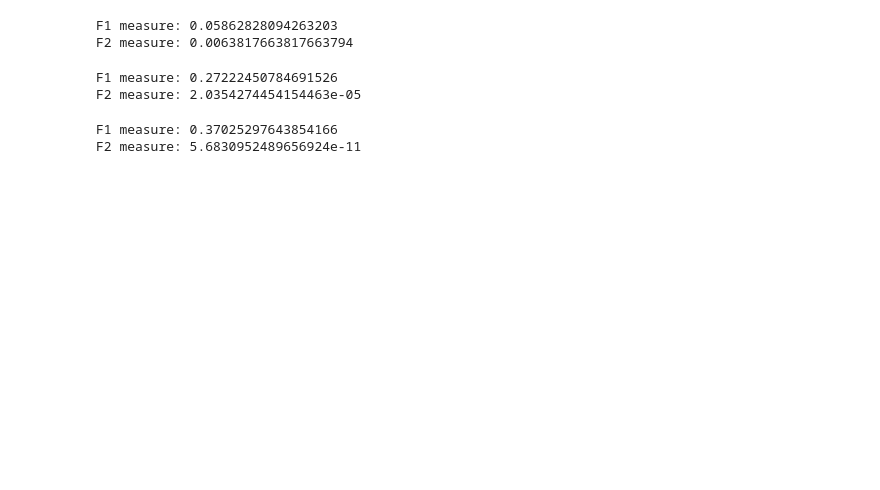
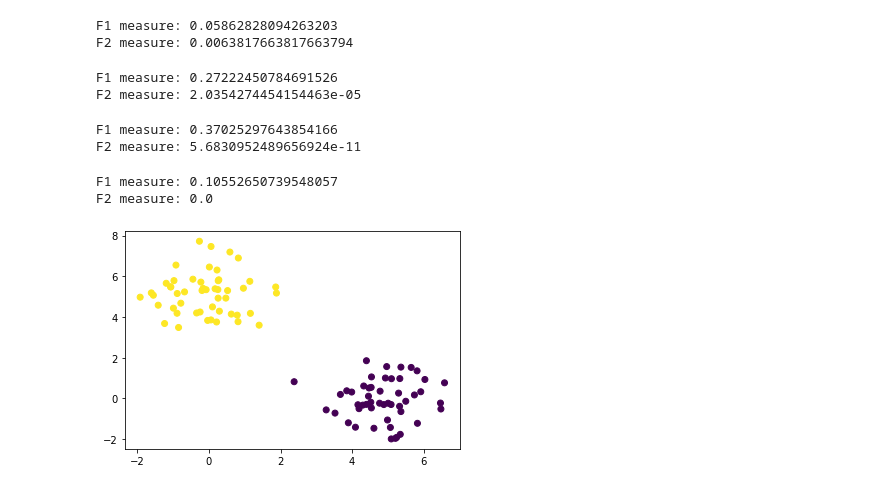
Before and after one commit to jkarolczak/data-complexity-measures, a Jupyter notebook: report.ipynb, the cells around one changed output. Drawn from its saved outputs; the diff is of its cells as text; code cells hidden in the pictures; blank space fills up the shorter version.

```diff
--- a/report.ipynb
+++ b/report.ipynb
@@ -30,3 +32,14 @@ print(f'F2 measure: {f2(X, y)}')
 # %% [output]
 F1 measure: 0.37025297643854166
 F2 measure: 5.6830952489656924e-11
+# %%
+X, y = make_blobs([50, 50], n_features=2, centers=[(5, 0), (0, 5)], random_state=42)
+plt.scatter(X[:, 0], X[:, 1], c=y)
+
+X, y = pd.DataFrame(data=X), pd.DataFrame(data=y, columns=["target"])
+print(f'F1 measure: {f1(X, y)}')
+print(f'F2 measure: {f2(X, y)}')
+# %% [output]
+F1 measure: 0.10552650739548057
+F2 measure: 0.0
+[figure, added]
```
Also changed, not shown: parts of 4 cells of this notebook.
